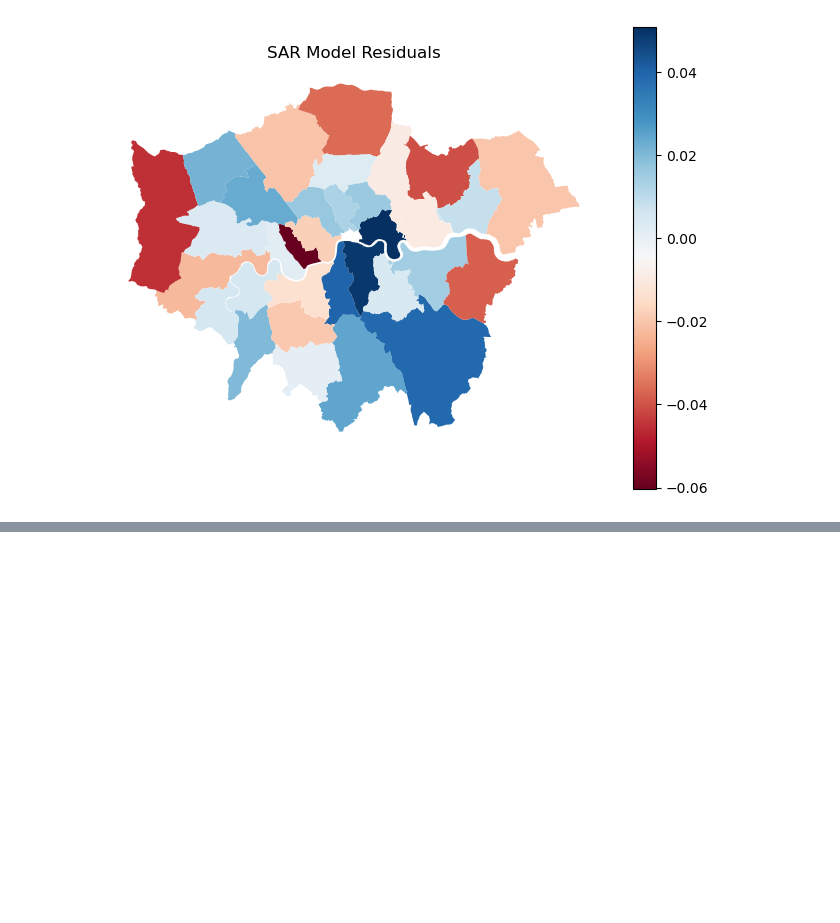
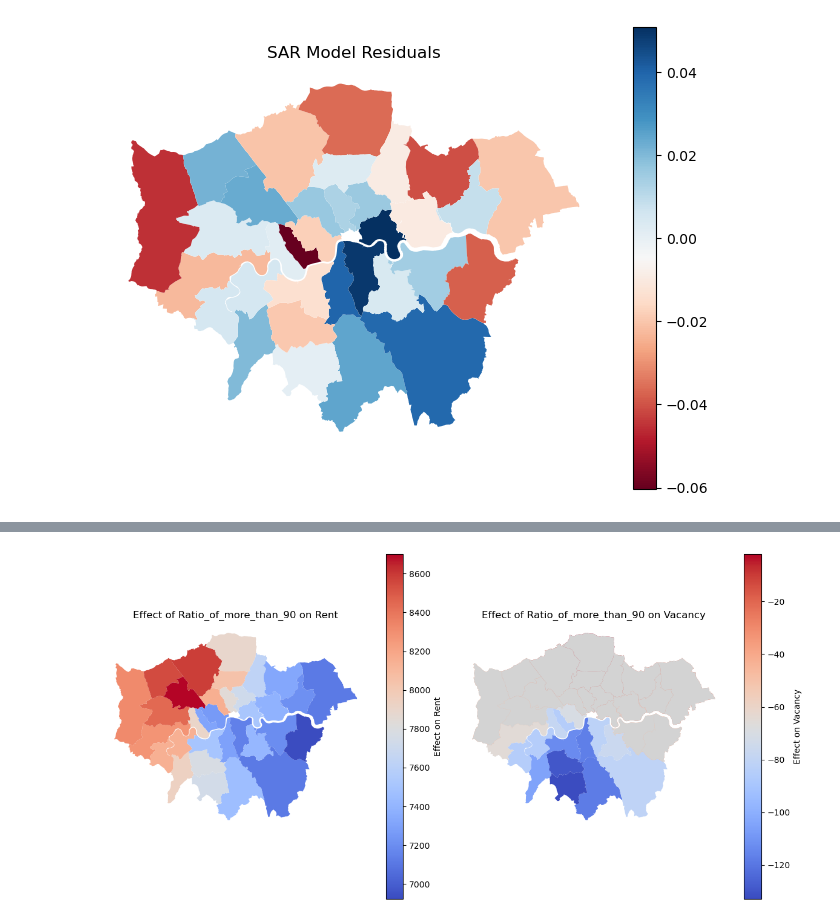
Before and after one commit to VeraLi0710/13Group-work_Airbnb-Patterns-London, a Jupyter notebook: Moran_point_pattern.ipynb, the cells around one changed output, grey strips where cells are left out. Cells and saved outputs as stored; diff of their text form; code cells hidden in the pictures; blank space fills up the shorter version.

```diff
--- a/Moran_point_pattern.ipynb
+++ b/Moran_point_pattern.ipynb
@@ -497,0 +612,44 @@ None
+# %%
+# Fit GWR for Monthly_rent_2023
+gwr_model_rent = GWR(g_coords, zone['Monthly_rent_2023'].values.reshape((-1, 1)),
+                     zone[['Ratio_of_more_than_90']].values.reshape((-1, 1)), gwr_bw_rent).fit()
+
+# Fit GWR for Vacant_Ratio
+gwr_model_vacant = GWR(g_coords, zone['Vacant_Ratio'].values.reshape((-1, 1)),
+                       zone[['Ratio_of_more_than_90']].values.reshape((-1, 1)), gwr_bw_vacant).fit()
+
+# Extract coefficients and t-values for each model
+rent_coefs = pd.DataFrame(gwr_model_rent.params, columns=['Intercept', 'Effect_of_Ratio_of_more_than_90_on_Rent'])
+rent_tvals = pd.DataFrame(gwr_model_rent.tvalues, columns=['t_Intercept', 't_Effect_on_Rent'])
+
+vacant_coefs = pd.DataFrame(gwr_model_vacant.params, columns=['Intercept', 'Effect_of_Ratio_of_more_than_90_on_Vacancy'])
+vacant_tvals = pd.DataFrame(gwr_model_vacant.tvalues, columns=['t_Intercept', 't_Effect_on_Vacancy'])
+# %%
+# Add results directly to zone GeoDataFrame
+zone['Rent_Effect'] = rent_coefs['Effect_of_Ratio_of_more_than_90_on_Rent']
+zone['Vacancy_Effect'] = vacant_coefs['Effect_of_Ratio_of_more_than_90_on_Vacancy']
+
+# Check significance and add to zone
+zone['Significant_Rent'] = rent_tvals['t_Effect_on_Rent'].abs() > 1.96
+zone['Significant_Vacancy'] = vacant_tvals['t_Effect_on_Vacancy'].abs() > 1.96
+# %%
+fig, ax = plt.subplots(1, 2, figsize=(12, 6))
+
+# Plot for Rent
+zone.plot(column='Rent_Effect', cmap='coolwarm', ax=ax[0], legend=True,
+          legend_kwds={'label': "Effect on Rent"})
+zone[~zone['Significant_Rent']].plot(color='lightgrey', ax=ax[0])
+ax[0].set_title('Effect of Ratio_of_more_than_90 on Rent')
+ax[0].set_axis_off()
+
+# Plot for Vacancy
+zone.plot(column='Vacancy_Effect', cmap='coolwarm', ax=ax[1], legend=True,
+          legend_kwds={'label': "Effect on Vacancy"})
+zone[~zone['Significant_Vacancy']].plot(color='lightgrey', ax=ax[1])
+ax[1].set_title('Effect of Ratio_of_more_than_90 on Vacancy')
+ax[1].set_axis_off()
+
+plt.tight_layout()
+plt.show()
+# %% [output]
+[figure, added]
```
Also changed, not shown: parts of 17 cells of this notebook, 5 other files.
